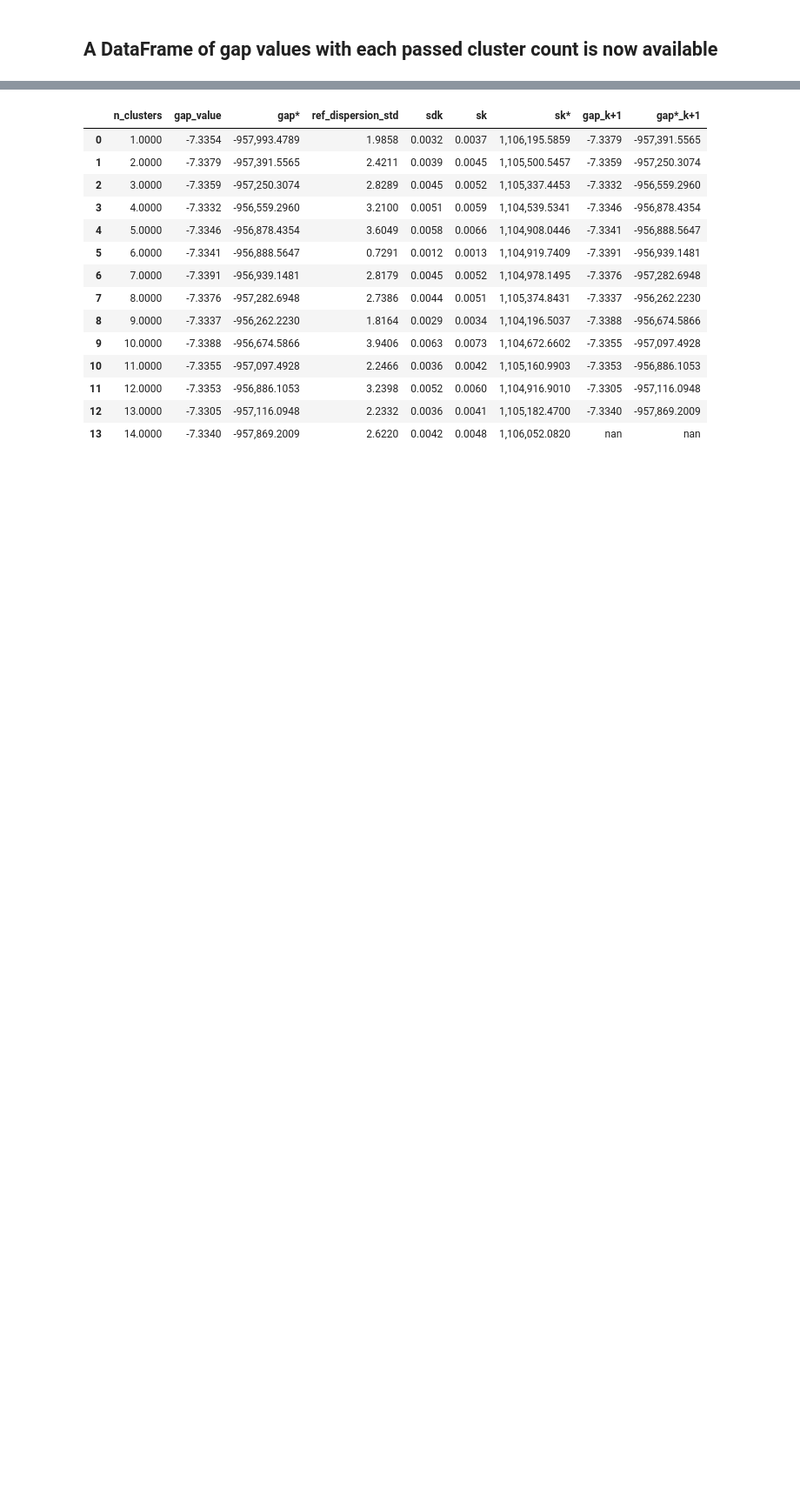
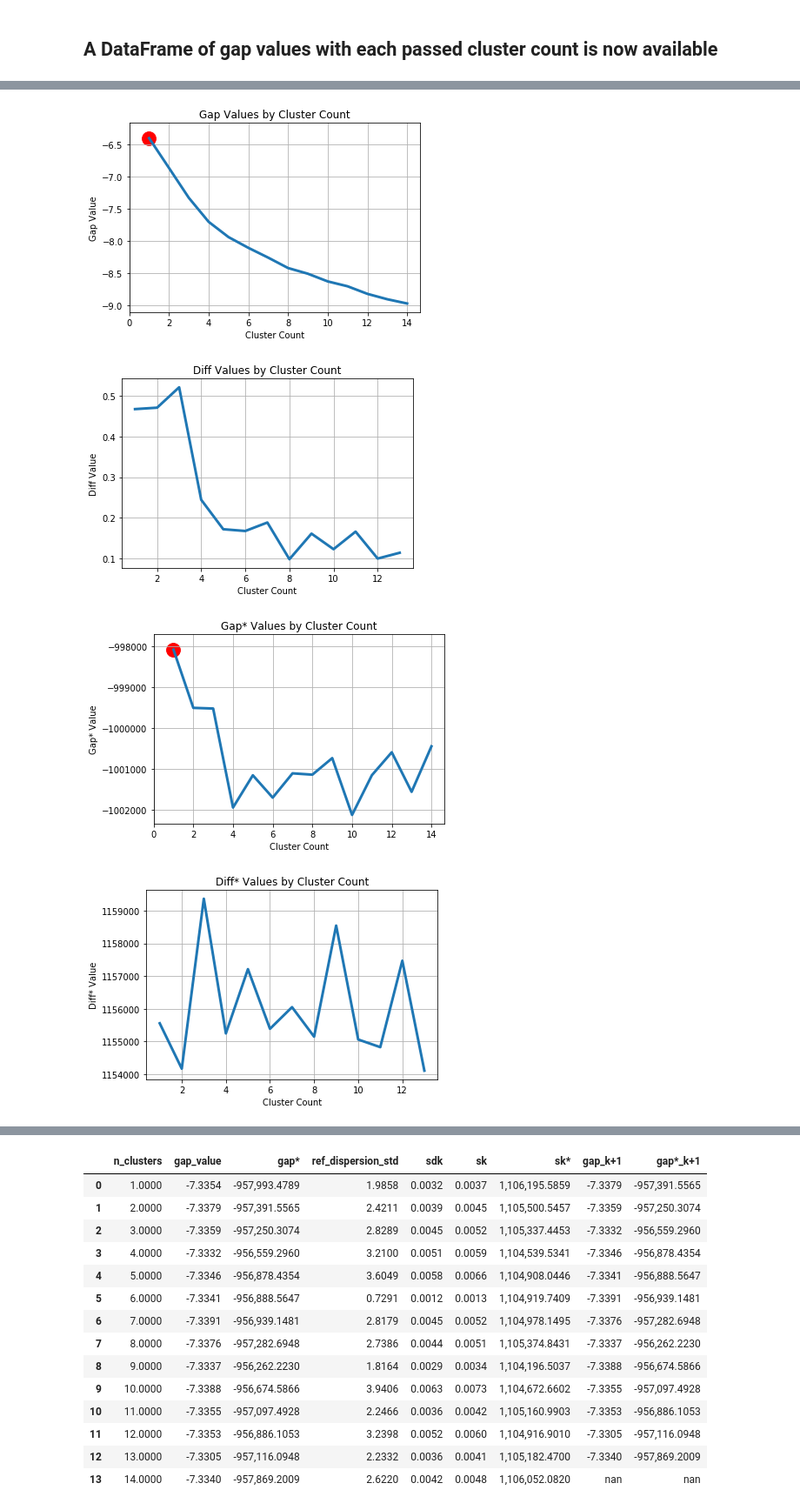
Before and after one commit to milesgranger/gap_statistic, a Jupyter notebook: Example-Copy1.ipynb, the cells around one changed output, grey strips where cells are left out. Shown at 87% size. Saved outputs shown, nothing was run; the diff lists cells and outputs as text; code cells hidden in the pictures; blank space fills up the shorter version.

```diff
--- a/Example-Copy1.ipynb
+++ b/Example-Copy1.ipynb
@@ -129,0 +130,7 @@ optimalK.gap_df
+# %%
+optimalK.plot_results()
+# %% [output]
+[figure, added]
+[figure, added]
+[figure, added]
+[figure, added]
```
Also changed, not shown: parts of 11 cells of this notebook, 2 other files.
